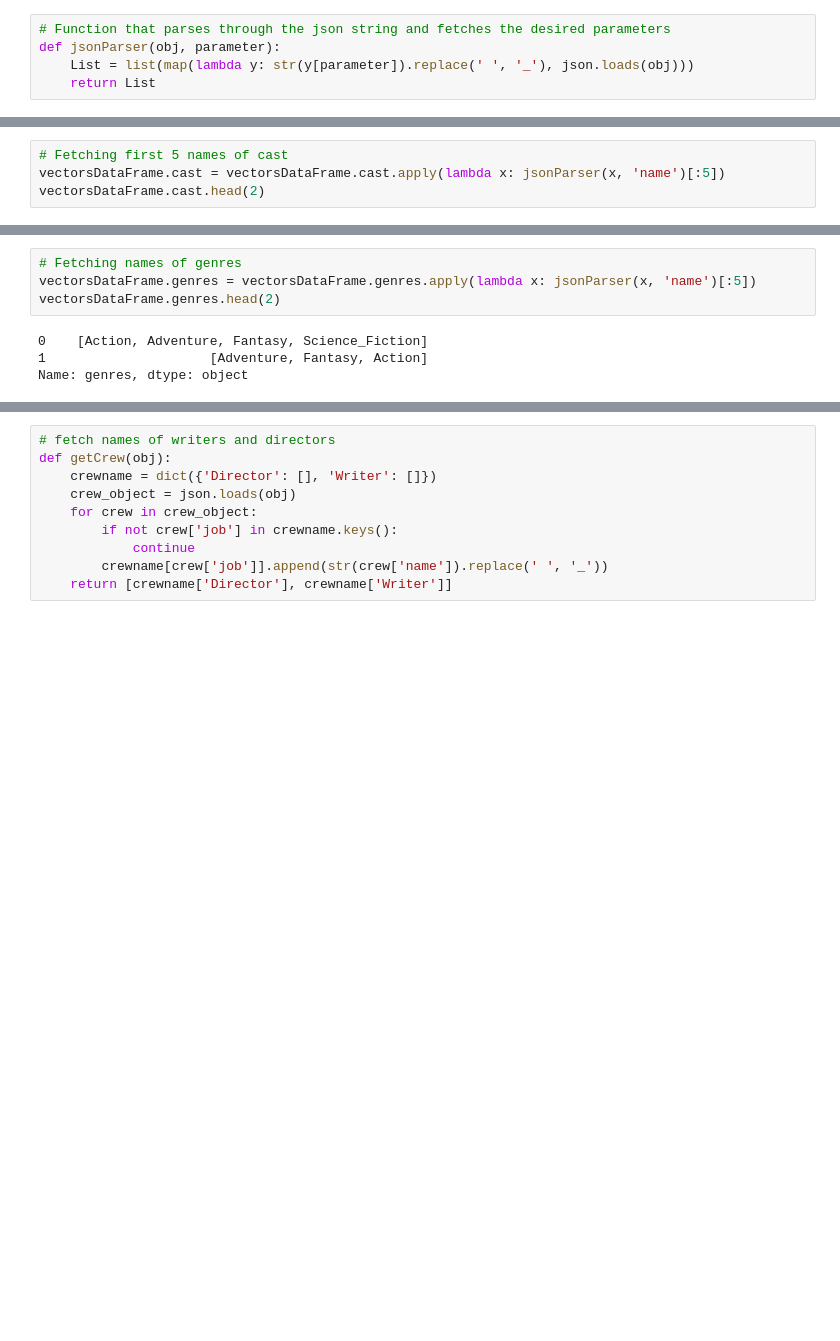
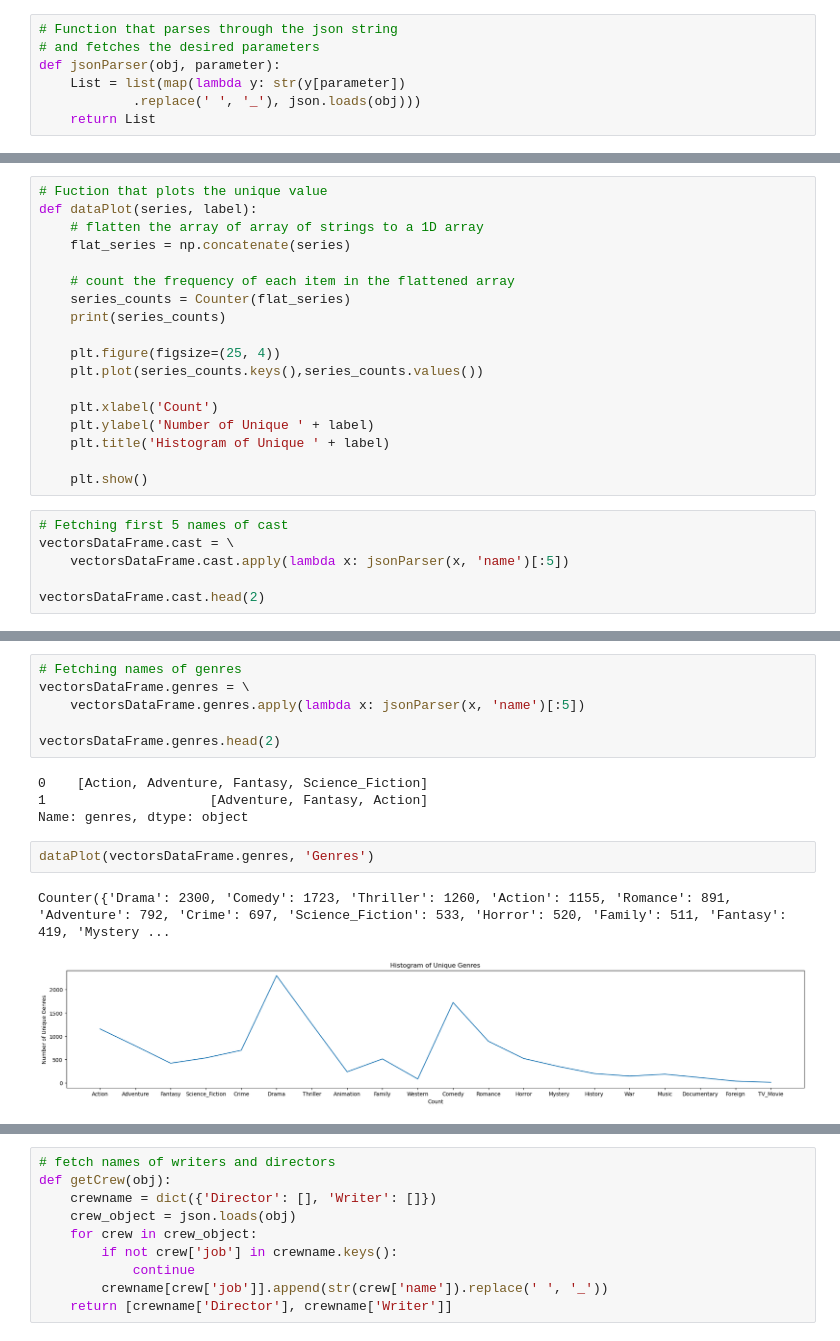
Before and after one commit to Vishal-Kamath/movie-recommedation-system, a Jupyter notebook: recommendation API/movie recommendation model.ipynb, the cells around one changed output, grey strips where cells are left out. Drawn from its saved outputs; the diff is of its cells as text; blank space fills up the shorter version.

Commit message:
⬆️update: data visualization

```diff
--- a/recommendation API/movie recommendation model.ipynb
+++ b/recommendation API/movie recommendation model.ipynb
@@ -72,7 +73,9 @@ vectorsDataFrame.head(2)
 | 0 | Avatar | en | [{"name": "Ingenious Film Partner... | [{"iso_3166_1": "US", "name": "Un... | In the 22nd century, a paraplegic... | [{"id": 28, "name": "Action"}, {"... | [{"id": 1463, "name": "culture cl... | ... |
 | 1 | Pirates of the Caribbean: At Worl... | en | [{"name": "Walt Disney Pictures",... | [{"iso_3166_1": "US", "name": "Un... | Captain Barbossa, long believed t... | [{"id": 12, "name": "Adventure"},... | [{"id": 270, "name": "ocean"}, {"... | ... |
 # %%
-# Function that parses through the json string and fetches the desired parameters
+# Function that parses through the json string
+# and fetches the desired parameters
 def jsonParser(obj, parameter):
-    List = list(map(lambda y: str(y[parameter]).replace(' ', '_'), json.loads(obj)))
+    List = list(map(lambda y: str(y[parameter])
+            .replace(' ', '_'), json.loads(obj)))
     return List
@@ -79,6 +86,26 @@ def jsonParser(obj, parameter):
+# %%
+# Fuction that plots the unique value
+def dataPlot(series, label):
+    # flatten the array of array of strings to a 1D array
+    flat_series = np.concatenate(series)
+
+    # count the frequency of each item in the flattened array
+    series_counts = Counter(flat_series)
+    print(series_counts)
+
+    plt.figure(figsize=(25, 4))
+    plt.plot(series_counts.keys(),series_counts.values())
+
+    plt.xlabel('Count')
+    plt.ylabel('Number of Unique ' + label)
+    plt.title('Histogram of Unique ' + label)
+
+    plt.show()
 # %%
 # Fetching first 5 names of cast
-vectorsDataFrame.cast = vectorsDataFrame.cast.apply(lambda x: jsonParser(x, 'name')[:5])
+vectorsDataFrame.cast = \
+    vectorsDataFrame.cast.apply(lambda x: jsonParser(x, 'name')[:5])
+
 vectorsDataFrame.cast.head(2)
 # %% [output]
 0    [Sam_Worthington, Zoe_Saldana, Sigourney_Weave...
@@ -86,11 +113,18 @@ vectorsDataFrame.cast.head(2)
 Name: cast, dtype: object
 # %%
 # Fetching names of genres
-vectorsDataFrame.genres = vectorsDataFrame.genres.apply(lambda x: jsonParser(x, 'name')[:5])
+vectorsDataFrame.genres = \
+    vectorsDataFrame.genres.apply(lambda x: jsonParser(x, 'name')[:5])
+
 vectorsDataFrame.genres.head(2)
 # %% [output]
 0    [Action, Adventure, Fantasy, Science_Fiction]
 1                     [Adventure, Fantasy, Action]
 Name: genres, dtype: object
+# %%
+dataPlot(vectorsDataFrame.genres, 'Genres')
+# %% [output]
+Counter({'Drama': 2300, 'Comedy': 1723, 'Thriller': 1260, 'Action': 1155, 'Romance': 891, 'Adventure': 792, 'Crime': 697, 'Science_Fiction': 533, 'Horror': 520, 'Family': 511, 'Fantasy': 419, 'Mystery ...
+[figure, added]
 # %%
 # Fetching names of keywords
```
Also changed, not shown: parts of 16 cells of this notebook, 1 other file.
